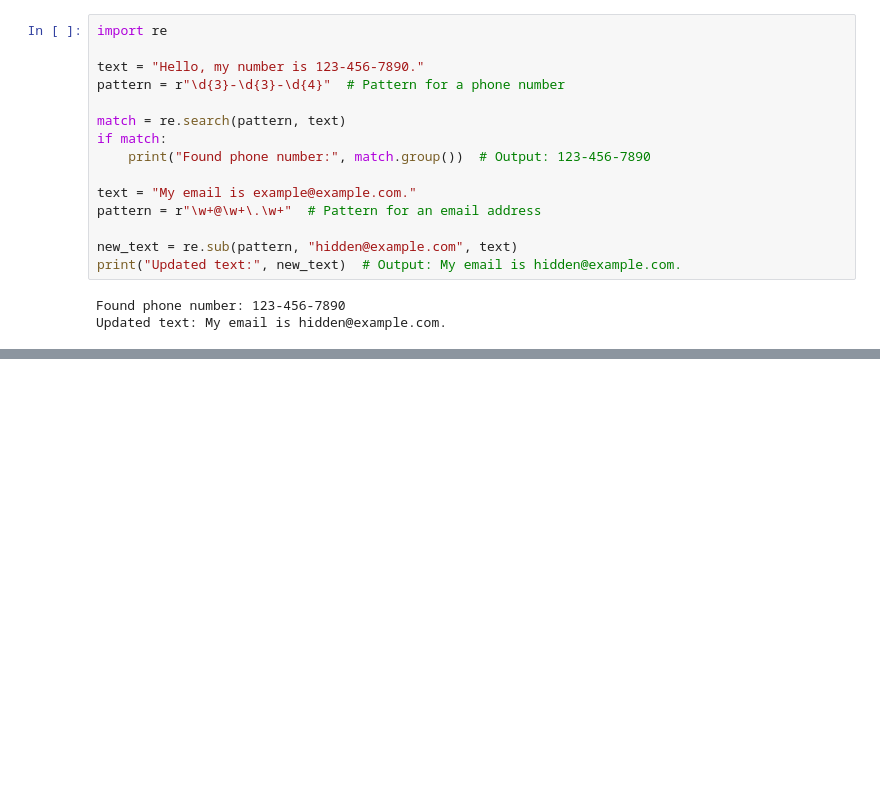
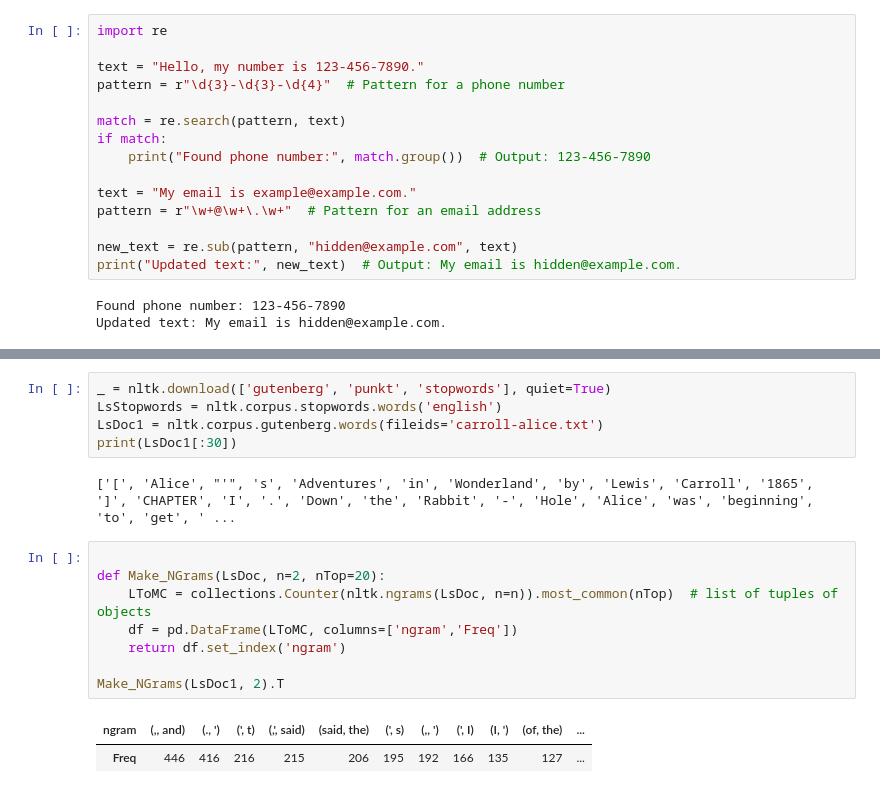
Before and after one commit to matsunagateitoku/Portfolio, a Jupyter notebook: notebooks/eCornell_notes.ipynb, the cells around one changed output, grey strips where cells are left out. Drawn from its saved outputs; the diff is of its cells as text; blank space fills up the shorter version.

```diff
--- a/notebooks/eCornell_notes.ipynb
+++ b/notebooks/eCornell_notes.ipynb
@@ -1213,0 +1229,18 @@ Updated text: My email is hidden@example.com.
+# %%
+_ = nltk.download(['gutenberg', 'punkt', 'stopwords'], quiet=True)
+LsStopwords = nltk.corpus.stopwords.words('english')
+LsDoc1 = nltk.corpus.gutenberg.words(fileids='carroll-alice.txt')
+print(LsDoc1[:30])
+# %% [output]
+['[', 'Alice', "'", 's', 'Adventures', 'in', 'Wonderland', 'by', 'Lewis', 'Carroll', '1865', ']', 'CHAPTER', 'I', '.', 'Down', 'the', 'Rabbit', '-', 'Hole', 'Alice', 'was', 'beginning', 'to', 'get', ' ...
+# %%
+
+def Make_NGrams(LsDoc, n=2, nTop=20):
+    LToMC = collections.Counter(nltk.ngrams(LsDoc, n=n)).most_common(nTop)  # list of tuples of objects
+    df = pd.DataFrame(LToMC, columns=['ngram','Freq'])
+    return df.set_index('ngram')
+
+Make_NGrams(LsDoc1, 2).T
+# %% [output]
+| ngram | (,, and) | (., ') | (', t) | (,', said) | (said, the) | (', s) | (,, ') | (', I) | (I, ') | (of, the) | ... |
+| Freq | 446 | 416 | 216 | 215 | 206 | 195 | 192 | 166 | 135 | 127 | ... |
```
Also changed, not shown: parts of 9 cells of this notebook.
